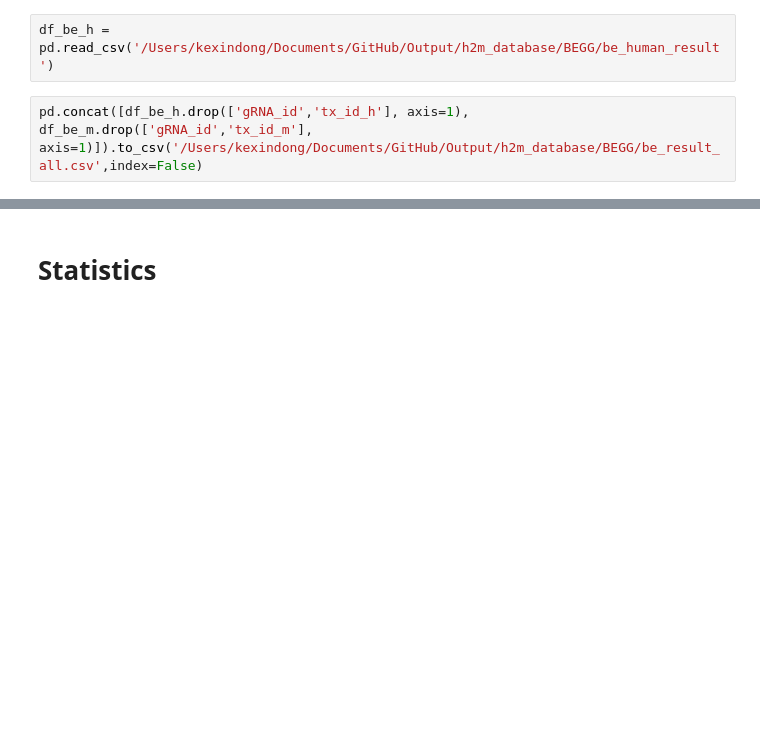
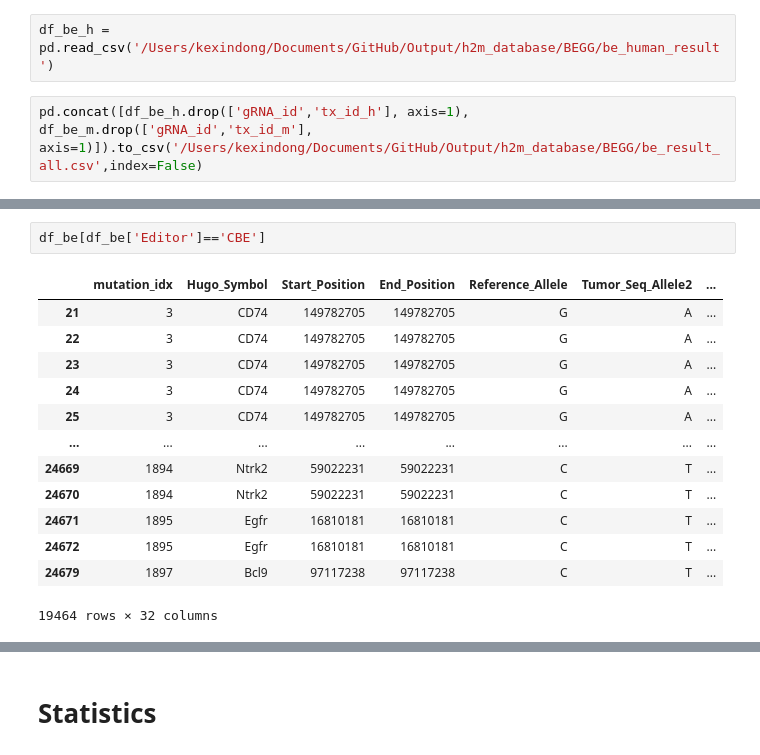
Before and after one commit to kexindon/h2m-public, a Jupyter notebook: methods/library_design.ipynb, the cells around one changed output, grey strips where cells are left out. Drawn from its saved outputs; the diff is of its cells as text; blank space fills up the shorter version.

```diff
--- a/methods/library_design.ipynb
+++ b/methods/library_design.ipynb
@@ -269,0 +328,16 @@ pd.concat([df_be_h.drop(['gRNA_id','tx_id_h'], axis=1), df_be_m.drop(['gRNA_id',
+# %%
+df_be[df_be['Editor']=='CBE']
+# %% [output]
+|  | mutation_idx | Hugo_Symbol | Start_Position | End_Position | Reference_Allele | Tumor_Seq_Allele2 | ... |
+| 21 | 3 | CD74 | 149782705 | 149782705 | G | A | ... |
+| 22 | 3 | CD74 | 149782705 | 149782705 | G | A | ... |
+| 23 | 3 | CD74 | 149782705 | 149782705 | G | A | ... |
+| 24 | 3 | CD74 | 149782705 | 149782705 | G | A | ... |
+| 25 | 3 | CD74 | 149782705 | 149782705 | G | A | ... |
+| ... | ... | ... | ... | ... | ... | ... | ... |
+| 24669 | 1894 | Ntrk2 | 59022231 | 59022231 | C | T | ... |
+| 24670 | 1894 | Ntrk2 | 59022231 | 59022231 | C | T | ... |
+| 24671 | 1895 | Egfr | 16810181 | 16810181 | C | T | ... |
+| 24672 | 1895 | Egfr | 16810181 | 16810181 | C | T | ... |
+| 24679 | 1897 | Bcl9 | 97117238 | 97117238 | C | T | ... |
+19464 rows × 32 columns
```
Also changed, not shown: parts of 6 cells of this notebook, 2 other files.
